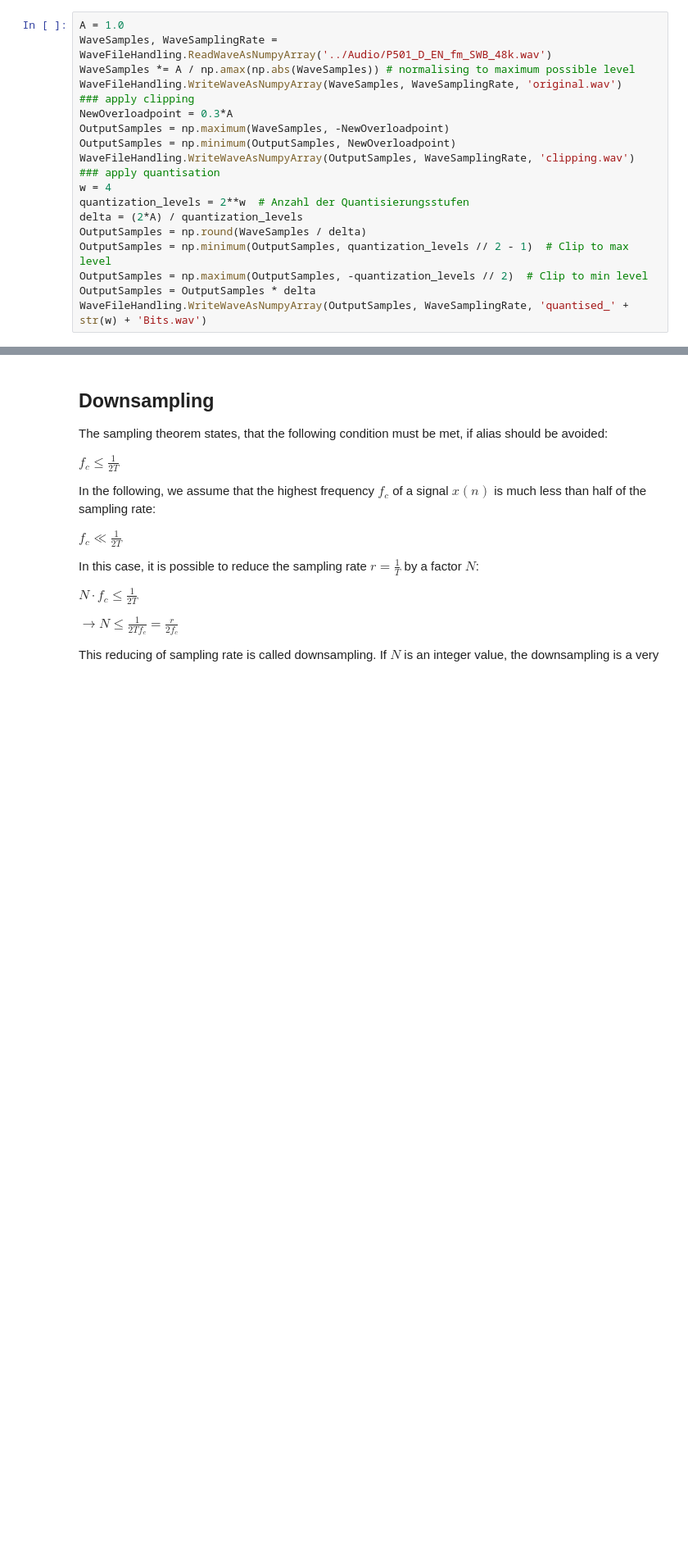
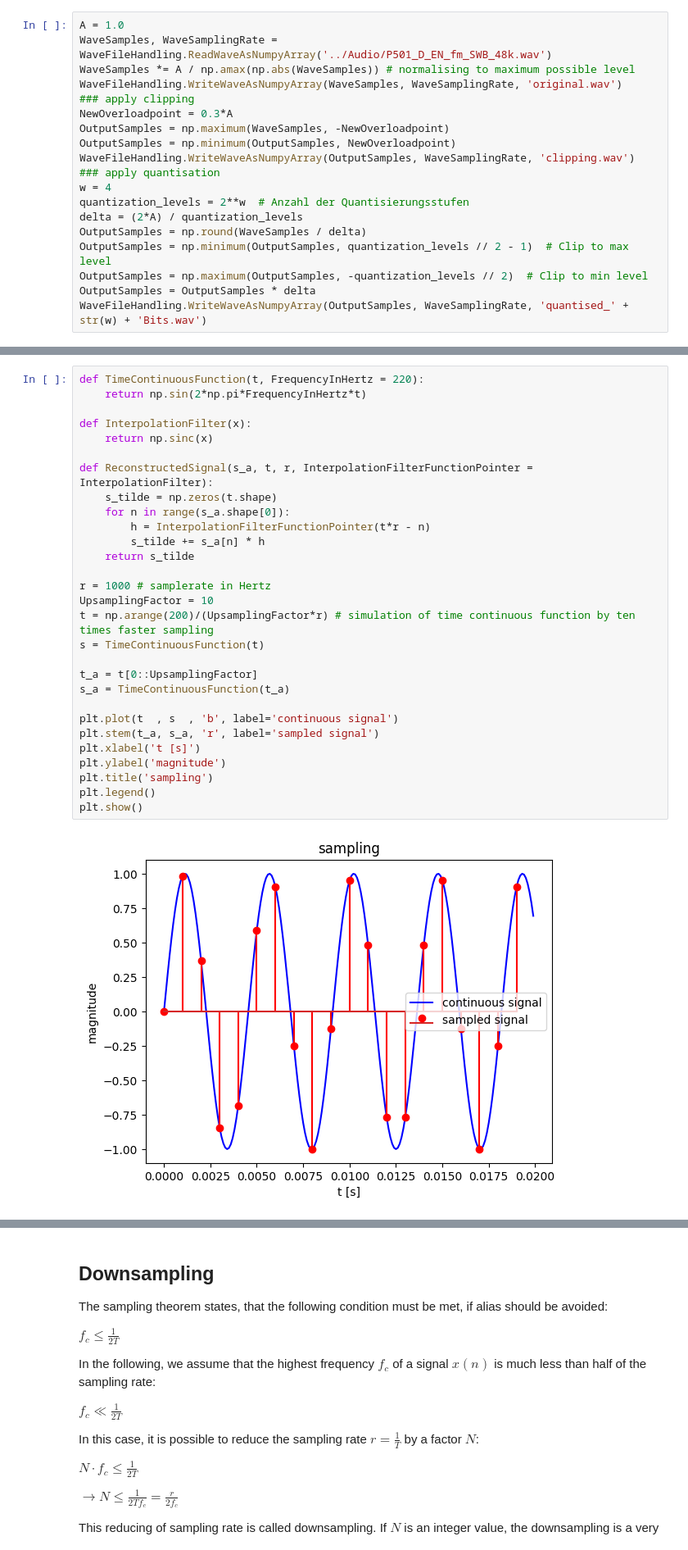
Before and after one commit to spiertz/VoiceControl, a Jupyter notebook: Week02_Preprocessing_ADC/01_InputSignals.ipynb, the cells around one changed output, grey strips where cells are left out. Shown at 82% size. Cells and saved outputs as stored; diff of their text form; blank space fills up the shorter version.

```diff
--- a/Week02_Preprocessing_ADC/01_InputSignals.ipynb
+++ b/Week02_Preprocessing_ADC/01_InputSignals.ipynb
@@ -110,0 +109,31 @@ In the following, the continuous signal is sampled. After that, a reconstruction
+# %%
+def TimeContinuousFunction(t, FrequencyInHertz = 220):
+    return np.sin(2*np.pi*FrequencyInHertz*t)
+
+def InterpolationFilter(x):
+    return np.sinc(x)
+
+def ReconstructedSignal(s_a, t, r, InterpolationFilterFunctionPointer = InterpolationFilter):
+    s_tilde = np.zeros(t.shape)
+    for n in range(s_a.shape[0]):
+        h = InterpolationFilterFunctionPointer(t*r - n)
+        s_tilde += s_a[n] * h
+    return s_tilde
+
+r = 1000 # samplerate in Hertz
+UpsamplingFactor = 10
+t = np.arange(200)/(UpsamplingFactor*r) # simulation of time continuous function by ten times faster sampling
+s = TimeContinuousFunction(t)
+
+t_a = t[0::UpsamplingFactor]
+s_a = TimeContinuousFunction(t_a)
+
+plt.plot(t  , s  , 'b', label='continuous signal')
+plt.stem(t_a, s_a, 'r', label='sampled signal')
+plt.xlabel('t [s]')
+plt.ylabel('magnitude')
+plt.title('sampling')
+plt.legend()
+plt.show()
+# %% [output]
+[figure, added]
```
Also changed, not shown: parts of 10 cells of this notebook, 2 other files.
